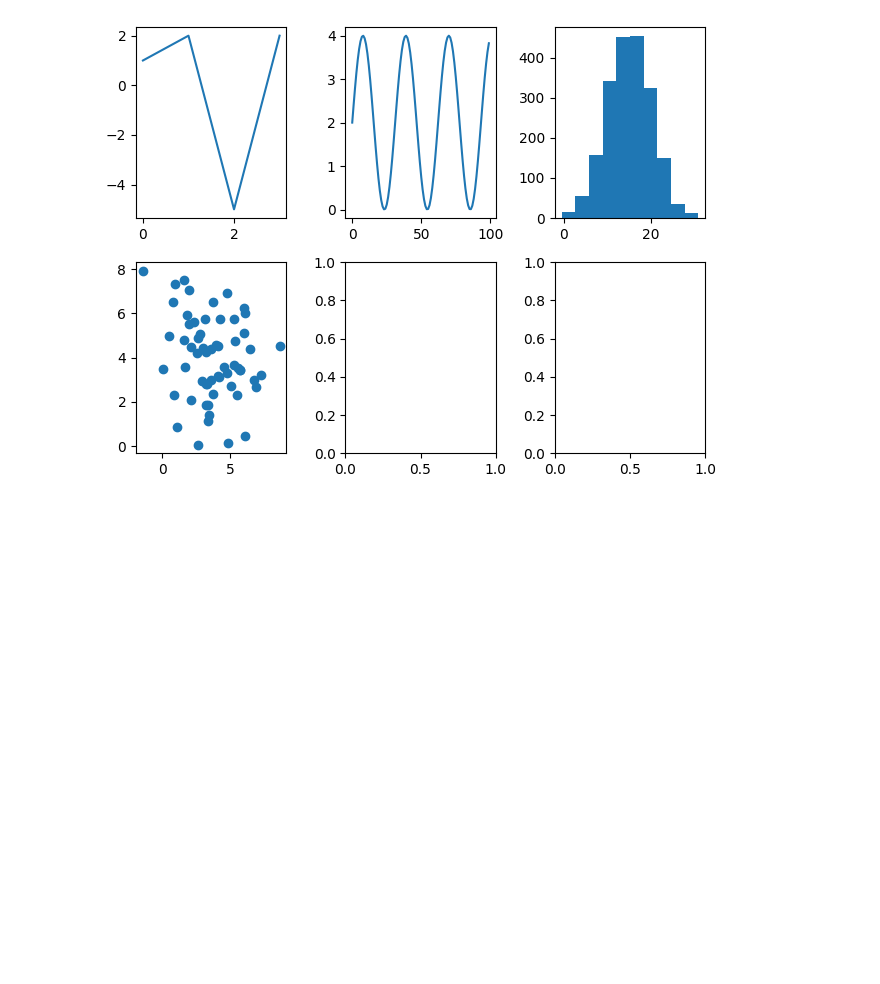
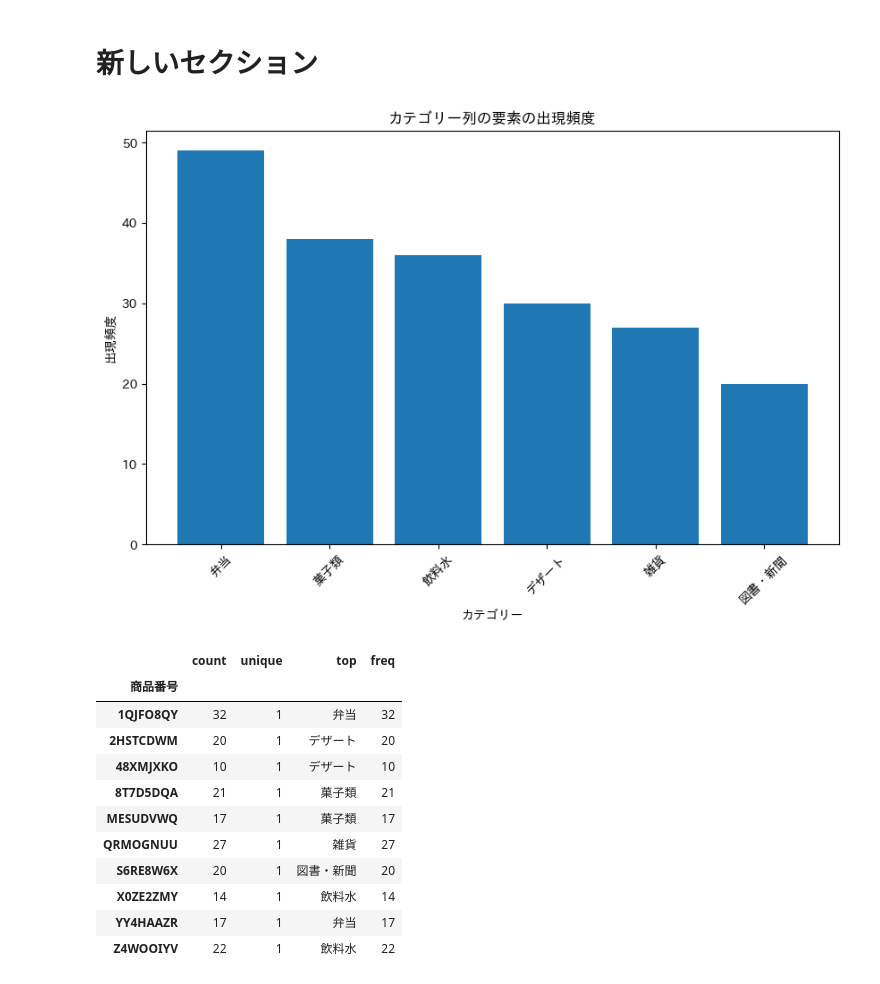
Before and after one commit to Hidaka1222/data-analysis-basic-kadai, a Jupyter notebook: Untitled0.ipynb, the cells around one changed output. Cells and saved outputs as stored; diff of their text form; code cells hidden in the pictures; blank space fills up the shorter version.

```diff
--- a/Untitled0.ipynb
+++ b/Untitled0.ipynb
@@ -1,27 +1,39 @@
-# %%
-import matplotlib.pyplot as plt
-import numpy as np
-
-fig, axes = plt.subplots(2, 3, tight_layout=True)
-
-#折れ線グラフ
-y0 = [1, 2, -5, 2]
-axes[0,0].plot(y0)
-
-#sin関数
-x = np.linspace(0, 10, 100)
-y = 2 + 2 * np.sin(2 * x)
-axes[0,1].plot(y)
-
-#ヒストグラム
-z = np.random .normal(15, 5, 2000)
-axes[0,2].hist(z)
-
-#散布図
-x1 = 4 + np.random.normal(0, 2, 60)
-y1 = 4 + np.random.normal(0, 2, len(x1))
-axes[1,0].scatter(x1, y1)
-
-plt.show()
-# %% [output]
-[figure, removed]
+# %% [markdown]
+# 新しいセクション
+# %%
+import matplotlib.pyplot as plt
+import pandas as pd
+import japanize_matplotlib
+
+df = pd.read_csv("sample_pandas_6.csv")
+
+category_df = pd.read_csv("category.csv")
+
+df = pd.merge(df, category_df[['商品番号', 'カテゴリー']], how='inner', on='商品番号')
+
+category_count = df['カテゴリー'].value_counts()
+
+plt.figure(figsize=(10, 6))
+plt.bar(category_count.index, category_count.values)
+plt.xlabel('カテゴリー')
+plt.ylabel('出現頻度')
+plt.title('カテゴリー列の要素の出現頻度')
+plt.xticks(rotation=45)
+plt.show()
+
+
+df.groupby('商品番号')['カテゴリー'].describe()
+# %% [output]
+[figure, added]
+|  | count | unique | top | freq |
+| 商品番号 |  |  |  |  |
+| 1QJFO8QY | 32 | 1 | 弁当 | 32 |
+| 2HSTCDWM | 20 | 1 | デザート | 20 |
+| 48XMJXKO | 10 | 1 | デザート | 10 |
+| 8T7D5DQA | 21 | 1 | 菓子類 | 21 |
+| MESUDVWQ | 17 | 1 | 菓子類 | 17 |
+| QRMOGNUU | 27 | 1 | 雑貨 | 27 |
+| S6RE8W6X | 20 | 1 | 図書・新聞 | 20 |
+| X0ZE2ZMY | 14 | 1 | 飲料水 | 14 |
+| YY4HAAZR | 17 | 1 | 弁当 | 17 |
+| Z4WOOIYV | 22 | 1 | 飲料水 | 22 |
```
